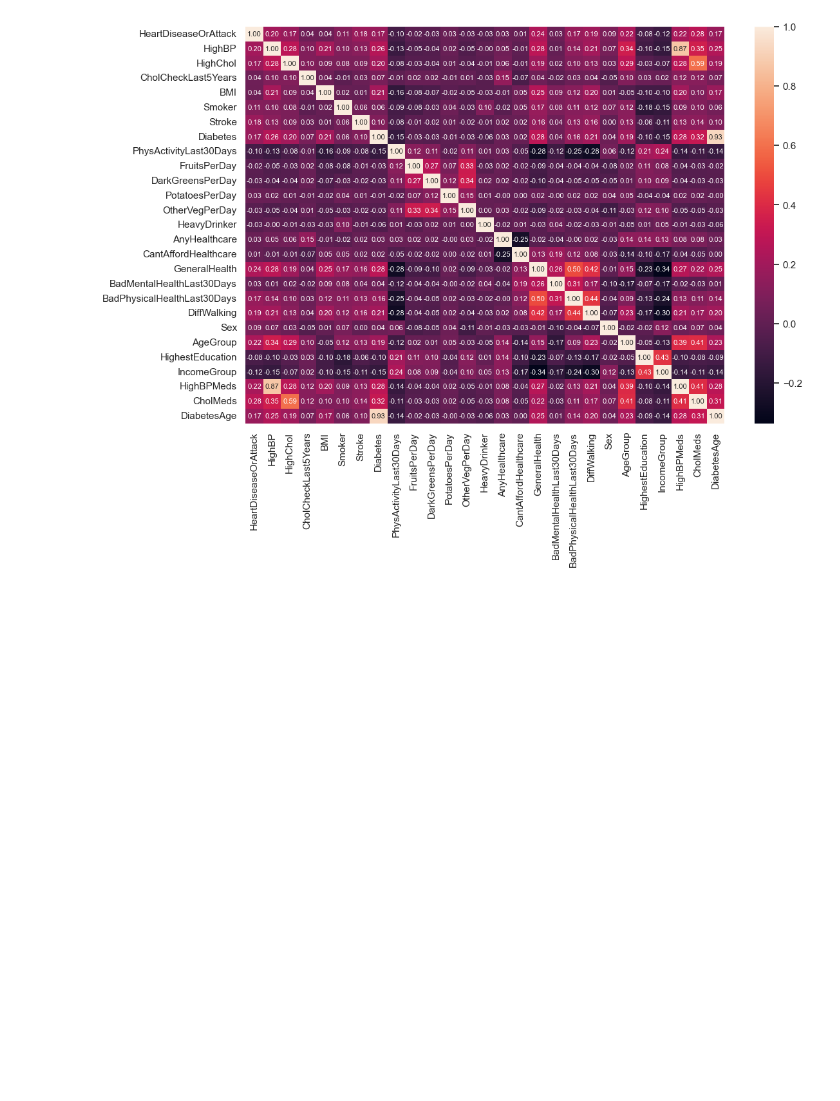
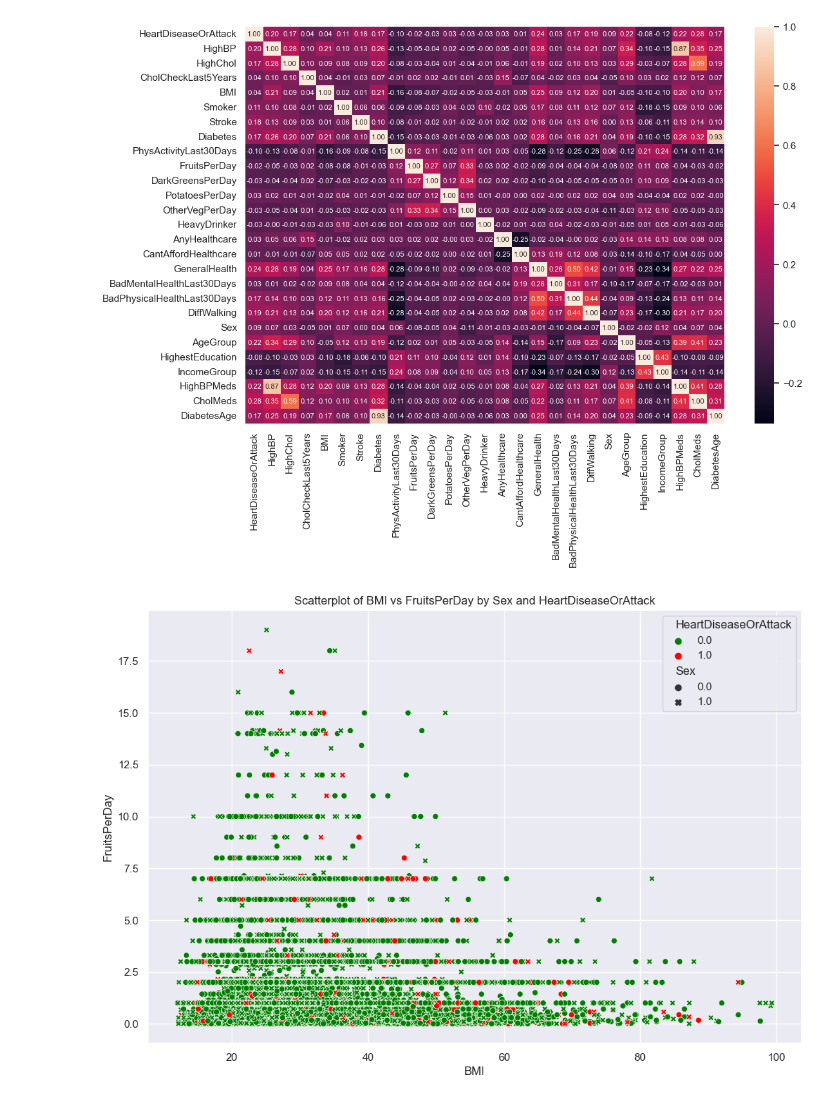
Before and after one commit to RyanGaudion/COM618-DataScience, a Jupyter notebook: Practice/01-ReadDataSet/03-EDA.ipynb, the cells around one changed output. Drawn from its saved outputs; the diff is of its cells as text; code cells hidden in the pictures; blank space fills up the shorter version.

Commit message:
Added Scatterplot

```diff
--- a/Practice/01-ReadDataSet/03-EDA.ipynb
+++ b/Practice/01-ReadDataSet/03-EDA.ipynb
@@ -158,5 +158,17 @@ sns.heatmap(corr, annot=True, fmt='.2f', annot_kws={'size': 8})#, cmap="Blues")#
     #AnyHealthcare - CanAffordHealthcare
     #GeneralHealth - IncomeGroup
     #DiffWalking - IncomeGroup
+# %%
+sns.scatterplot(data=df, x="BMI", y="FruitsPerDay", hue="HeartDiseaseOrAttack", style="Sex", palette=["green", "red"])
+
+# Add labels and title
+plt.xlabel("BMI")
+plt.ylabel("FruitsPerDay")
+plt.title("Scatterplot of BMI vs FruitsPerDay by Sex and HeartDiseaseOrAttack")
+
+# Show the plot
+plt.show()
+# %% [output]
+[figure, added]
 # %%
 #Principal Component Analysis, Clustering
```
Also changed, not shown: parts of 2 cells of this notebook.
